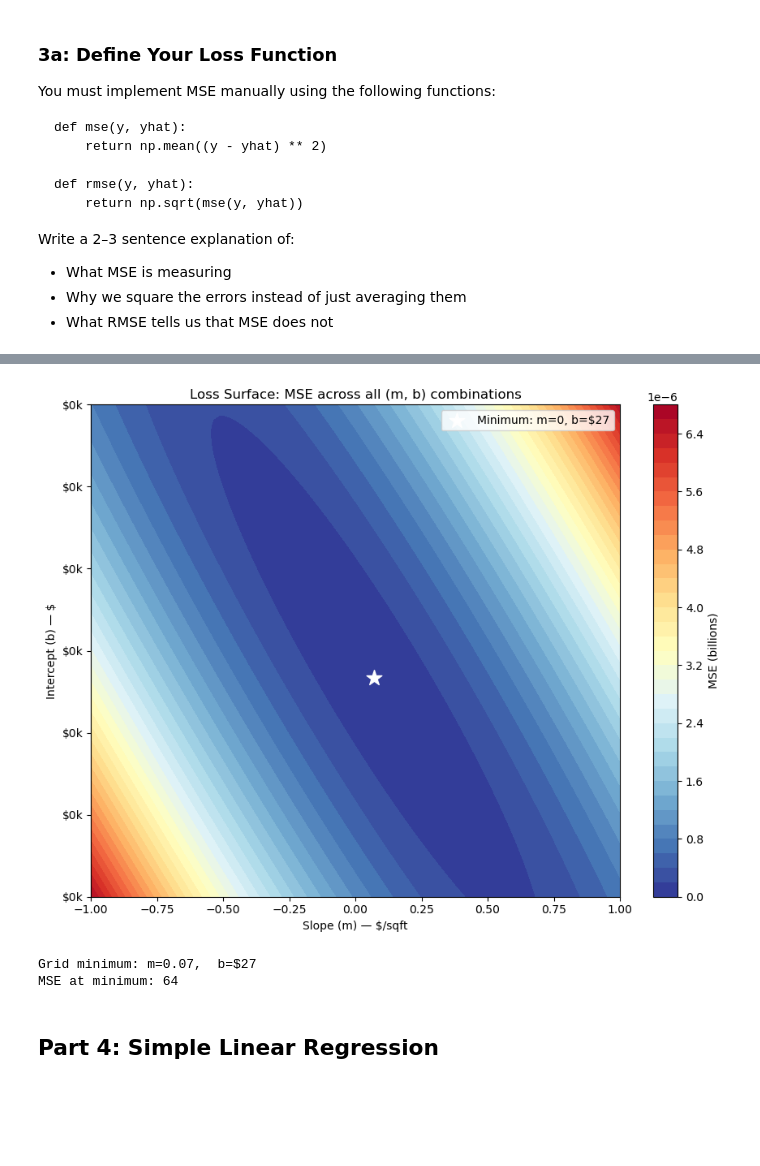
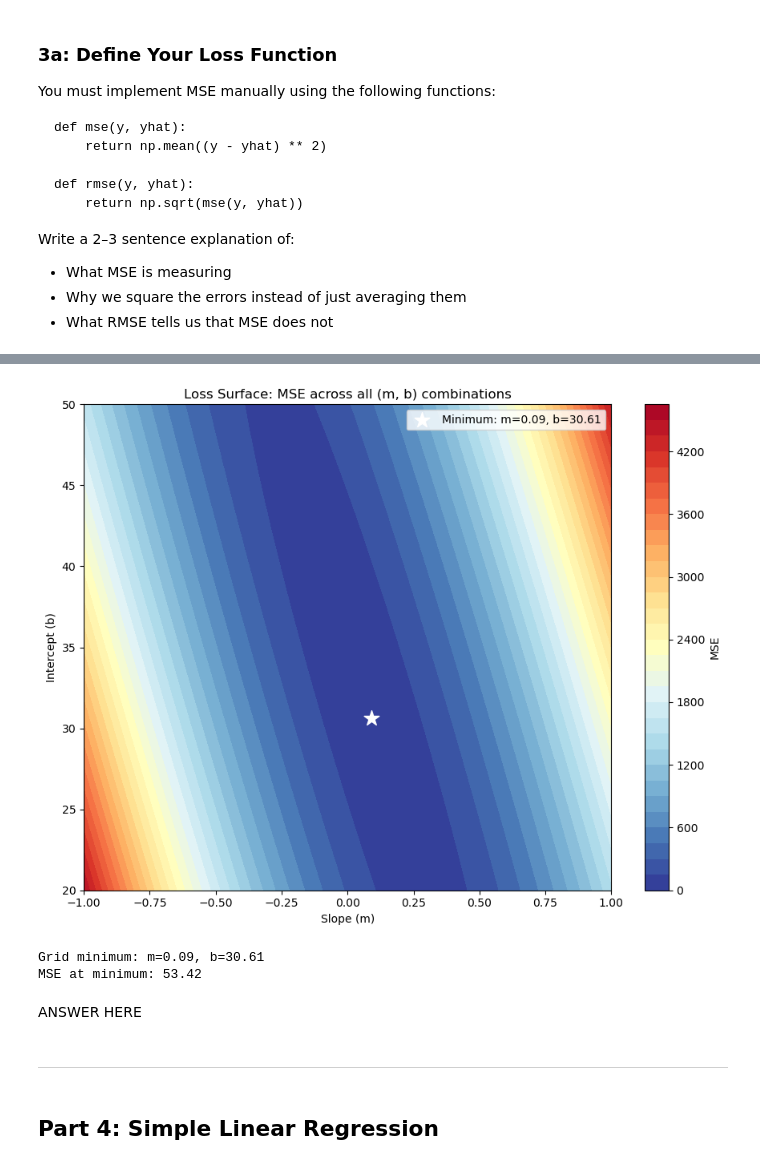
Before and after one commit to Dominicdaniel86/Data-Science, a Jupyter notebook: jupyter/project-phase3.ipynb, the cells around one changed output, grey strips where cells are left out. Saved outputs shown, nothing was run; the diff lists cells and outputs as text; code cells hidden in the pictures; blank space fills up the shorter version.

```diff
--- a/jupyter/project-phase3.ipynb
+++ b/jupyter/project-phase3.ipynb
@@ -222,38 +299,46 @@ Best m: 0.1672 with MSE: 85.51
-# %%
-m_grid = np.linspace(-1, 1, 100)
-b_grid = np.linspace(0, 60, 100)
-M, B   = np.meshgrid(m_grid, b_grid)
-
-MSE_surface = np.zeros(M.shape)
-for i in range(M.shape[0]):
-    for j in range(M.shape[1]):
-        MSE_surface[i, j] = mse(y, M[i, j] * X + B[i, j])
-
-min_idx   = np.unravel_index(np.argmin(MSE_surface), MSE_surface.shape)
-best_m_2d = M[min_idx]
-best_b_2d = B[min_idx]
-
-fig, ax = plt.subplots(figsize=(9, 7))
-contour = ax.contourf(M, B, MSE_surface / 1e9, levels=40, cmap='RdYlBu_r')
-cbar    = plt.colorbar(contour, ax=ax)
-cbar.set_label("MSE (billions)")
-ax.scatter(best_m_2d, best_b_2d, color='white', s=200, marker='*',
-           zorder=5, label=f'Minimum: m={best_m_2d:.0f}, b=${best_b_2d:,.0f}')
-ax.set_xlabel("Slope (m) — $/sqft")
-ax.set_ylabel("Intercept (b) — $")
-ax.set_title("Loss Surface: MSE across all (m, b) combinations")
-ax.yaxis.set_major_formatter(plt.FuncFormatter(lambda x, _: f'${x/1000:.0f}k'))
-ax.legend()
-plt.tight_layout()
-plt.savefig("03_loss_surface_2d.png", dpi=120, bbox_inches='tight')
-plt.show()
-
-print(f"Grid minimum: m={best_m_2d:.2f},  b=${best_b_2d:,.0f}")
-print(f"MSE at minimum: {MSE_surface[min_idx]:,.0f}")
-# %% [output]
-[figure, removed]
-Grid minimum: m=0.07,  b=$27
-MSE at minimum: 64
+# %%
+m_grid = np.linspace(-1, 1, 100)
+b_grid = np.linspace(20, 50, 100)
+M, B   = np.meshgrid(m_grid, b_grid)
+
+MSE_surface = np.zeros(M.shape)
+for i in range(M.shape[0]):
+    for j in range(M.shape[1]):
+        MSE_surface[i, j] = mse(Y, M[i, j] * X + B[i, j])
+
+min_idx   = np.unravel_index(np.argmin(MSE_surface), MSE_surface.shape)
+best_m_2d = M[min_idx]
+best_b_2d = B[min_idx]
+
+fig, ax = plt.subplots(figsize=(9, 7))
+# contour = ax.contourf(M, B, MSE_surface / 1e9, levels=40, cmap='RdYlBu_r')
+contour = ax.contourf(M, B, MSE_surface, levels=40, cmap='RdYlBu_r')
+cbar    = plt.colorbar(contour, ax=ax)
+# cbar.set_label("MSE (billions)")
+cbar.set_label("MSE")
+
+ax.scatter(best_m_2d, best_b_2d, color='white', s=200, marker='*',
+           zorder=5, label=f'Minimum: m={best_m_2d:.2f}, b={best_b_2d:.2f}')
+ax.set_xlabel("Slope (m)")
+ax.set_ylabel("Intercept (b)")
+ax.set_title("Loss Surface: MSE across all (m, b) combinations")
+# ax.yaxis.set_major_formatter(plt.FuncFormatter(lambda x, _: f'${x/1000:.0f}k'))
+ax.yaxis.set_major_formatter(plt.FuncFormatter(lambda x, _: f'{x:.0f}')) # type: ignore
+ax.legend()
+plt.tight_layout()
+plt.savefig("03_loss_surface_2d.png", dpi=120, bbox_inches='tight')
+plt.show()
+
+print(f"Grid minimum: m={best_m_2d:.2f}, b={best_b_2d:.2f}")
+print(f"MSE at minimum: {MSE_surface[min_idx]:,.2f}")
+# %% [output]
+[figure, added]
+Grid minimum: m=0.09, b=30.61
+MSE at minimum: 53.42
+# %% [markdown]
+ANSWER HERE
+# %% [markdown]
+---
 # %% [markdown]
 ## Part 4: Simple Linear Regression
 # %% [markdown]
```
Also changed, not shown: parts of 41 cells of this notebook, 1 other file.
